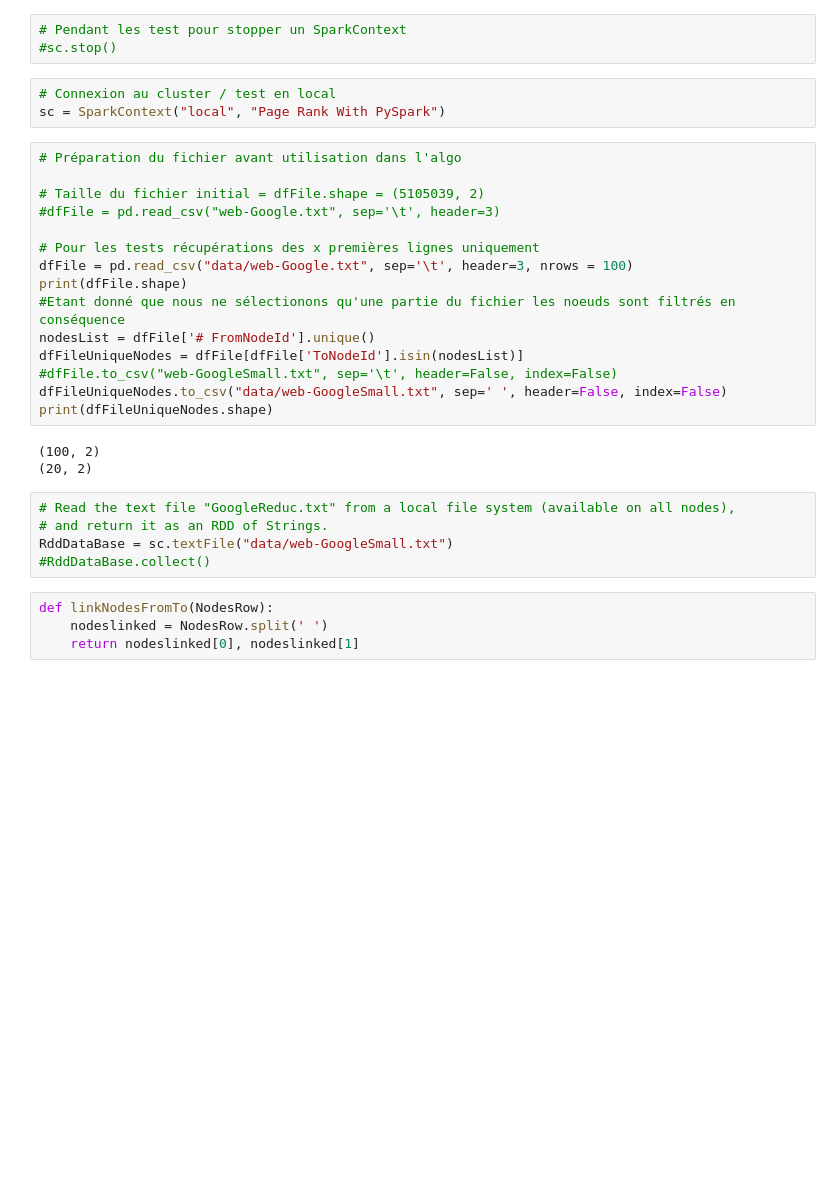
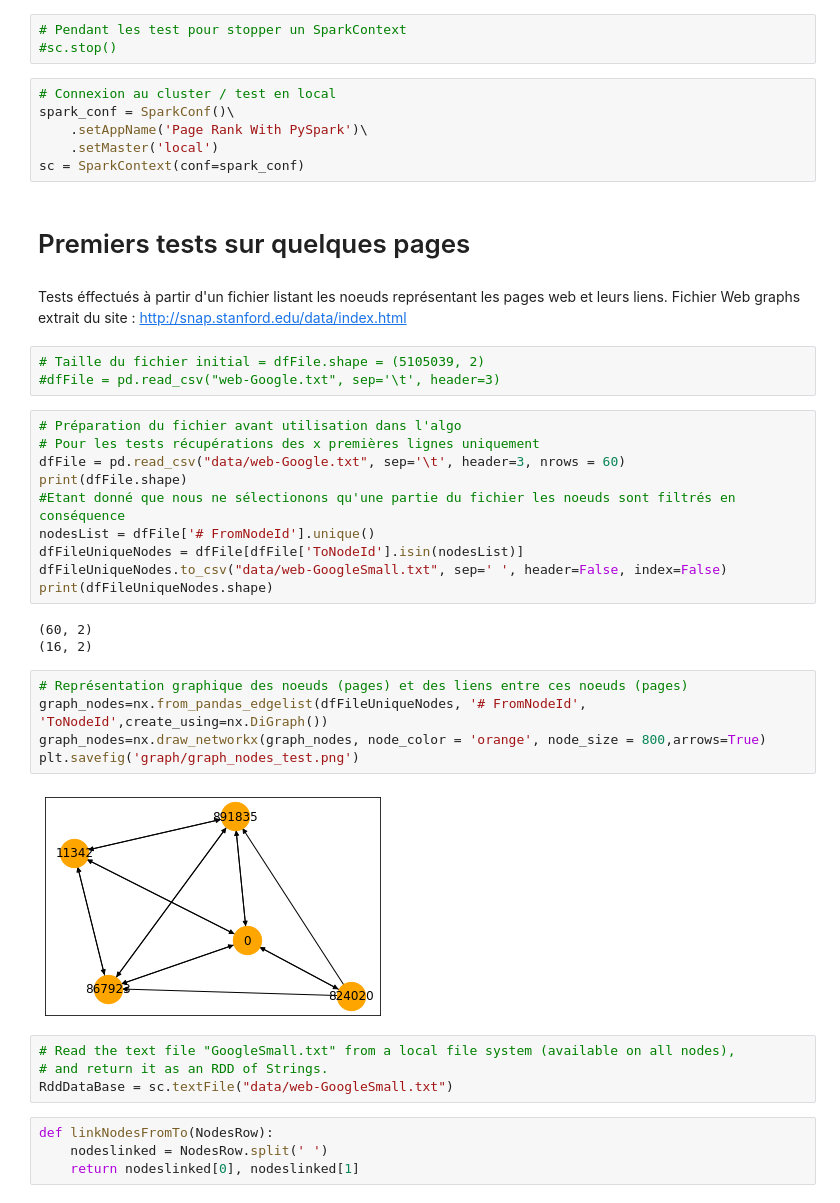
Before and after one commit to ARKEnsae/Pagerank_pyspark, a Jupyter notebook: PageRankWithPySpark.ipynb, the cells around one changed output. Drawn from its saved outputs; the diff is of its cells as text; blank space fills up the shorter version.

Commit message:
Test Algo PageRank Simple Spark Cache
Test Algo PageRank Simple Spark Cache et ajout de graphes et commentaires

```diff
--- a/PageRankWithPySpark.ipynb
+++ b/PageRankWithPySpark.ipynb
@@ -7,30 +12,42 @@ import pandas as pd
 #sc.stop()
 # %%
 # Connexion au cluster / test en local
-sc = SparkContext("local", "Page Rank With PySpark")
+spark_conf = SparkConf()\
+    .setAppName('Page Rank With PySpark')\
+    .setMaster('local')
+sc = SparkContext(conf=spark_conf)
+# %% [markdown]
+# Premiers tests sur quelques pages
+# %% [markdown]
+Tests éffectués à partir d'un fichier listant les noeuds représentant les pages web et leurs liens.
+Fichier Web graphs extrait du site : http://snap.stanford.edu/data/index.html
+# %%
+# Taille du fichier initial = dfFile.shape = (5105039, 2)
+#dfFile = pd.read_csv("web-Google.txt", sep='\t', header=3)
 # %%
 # Préparation du fichier avant utilisation dans l'algo
-
-# Taille du fichier initial = dfFile.shape = (5105039, 2)
-#dfFile = pd.read_csv("web-Google.txt", sep='\t', header=3)
-
 # Pour les tests récupérations des x premières lignes uniquement
-dfFile = pd.read_csv("data/web-Google.txt", sep='\t', header=3, nrows = 100)
+dfFile = pd.read_csv("data/web-Google.txt", sep='\t', header=3, nrows = 60)
 print(dfFile.shape)
 #Etant donné que nous ne sélectionons qu'une partie du fichier les noeuds sont filtrés en conséquence
 nodesList = dfFile['# FromNodeId'].unique()
 dfFileUniqueNodes = dfFile[dfFile['ToNodeId'].isin(nodesList)]
-#dfFile.to_csv("web-GoogleSmall.txt", sep='\t', header=False, index=False)
 dfFileUniqueNodes.to_csv("data/web-GoogleSmall.txt", sep=' ', header=False, index=False)
 print(dfFileUniqueNodes.shape)
 # %% [output]
-(100, 2)
-(20, 2)
+(60, 2)
+(16, 2)
+# %%
+# Représentation graphique des noeuds (pages) et des liens entre ces noeuds (pages)
+graph_nodes=nx.from_pandas_edgelist(dfFileUniqueNodes, '# FromNodeId', 'ToNodeId',create_using=nx.DiGraph())
+graph_nodes=nx.draw_networkx(graph_nodes, node_color = 'orange', node_size = 800,arrows=True)
+plt.savefig('graph/graph_nodes_test.png')
+# %% [output]
+[figure, added]
 # %%
-# Read the text file "GoogleReduc.txt" from a local file system (available on all nodes),
+# Read the text file "GoogleSmall.txt" from a local file system (available on all nodes),
 # and return it as an RDD of Strings.
 RddDataBase = sc.textFile("data/web-GoogleSmall.txt")
-#RddDataBase.collect()
 # %%
 def linkNodesFromTo(NodesRow):
     nodeslinked = NodesRow.split(' ')
```
Also changed, not shown: parts of 10 cells of this notebook, 3 other files.
